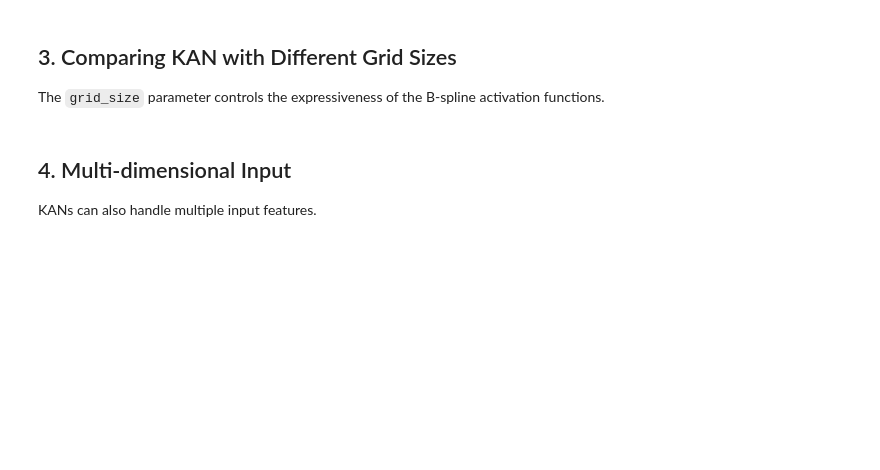
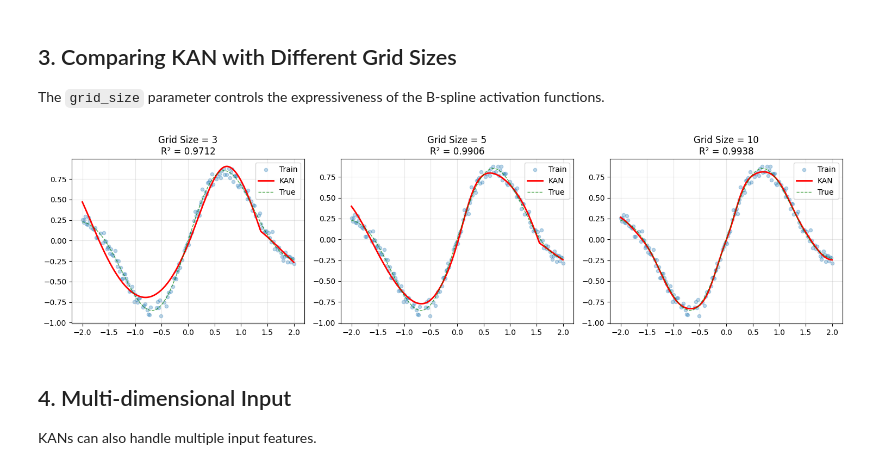
Before and after one commit to jkitchin/pycse, a Jupyter notebook: src/pycse/examples/KAN_Demo.ipynb, the cells around one changed output. Saved outputs shown, nothing was run; the diff lists cells and outputs as text; code cells hidden in the pictures; blank space fills up the shorter version.

```diff
--- a/src/pycse/examples/KAN_Demo.ipynb
+++ b/src/pycse/examples/KAN_Demo.ipynb
@@ -193,34 +223,36 @@ The `grid_size` parameter controls the expressiveness of the B-spline activation
 # Generate a more complex function
 np.random.seed(42)
 X = np.linspace(-2, 2, 200)[:, None]
 y_true = np.sin(2 * X.ravel()) * np.exp(-0.3 * X.ravel() ** 2)
 y = y_true + 0.05 * np.random.randn(200)
 
 X_train, X_test, y_train, y_test = train_test_split(X, y, test_size=0.2, random_state=42)
 
 # Test different grid sizes
 grid_sizes = [3, 5, 10]
 models = []
 
 fig, axes = plt.subplots(1, len(grid_sizes), figsize=(15, 4))
 
 for ax, grid_size in zip(axes, grid_sizes):
-    model = KAN(layers=(1, 6, 1), grid_size=grid_size)
+    model = KAN(layers=(1, 2, 1), grid_size=grid_size)
     model.fit(X_train, y_train, maxiter=200)
     models.append(model)
 
     y_pred = model.predict(X)
     score = model.score(X_test, y_test)
 
     ax.scatter(X_train, y_train, alpha=0.3, s=20, label="Train")
     ax.plot(X, y_pred, "r-", linewidth=2, label="KAN")
     ax.plot(X, y_true, "g--", linewidth=1, alpha=0.7, label="True")
     ax.set_title(f"Grid Size = {grid_size}\nR² = {score:.4f}")
     ax.legend()
     ax.grid(True, alpha=0.3)
 
 plt.tight_layout()
 plt.show()
+# %% [output]
+[figure, added]
 # %% [markdown]
 ## 4. Multi-dimensional Input
 
```
Also changed, not shown: parts of 32 cells of this notebook.
